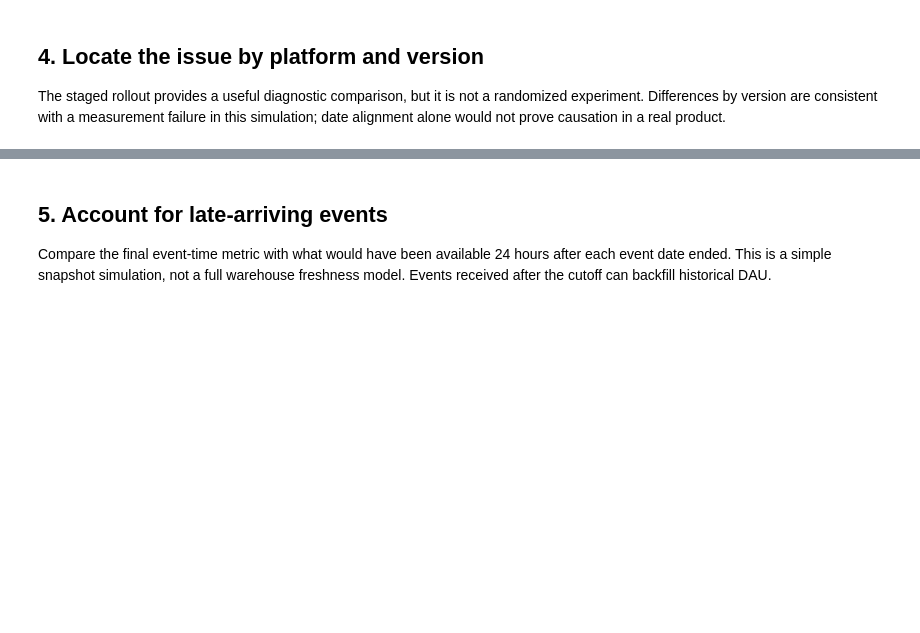
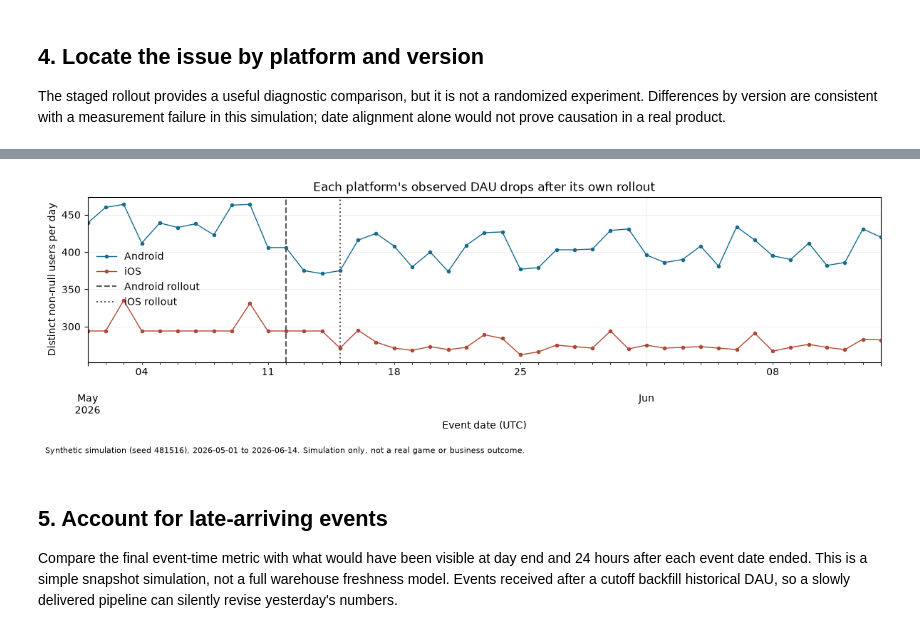
Before and after one commit to biziman/data-analyst-case-studies, a Jupyter notebook: 8-mobile-sdk-metric-drop/8-mobile-sdk-metric-drop.ipynb, the cells around one changed output, grey strips where cells are left out. Cells and saved outputs as stored; diff of their text form; code cells hidden in the pictures; blank space fills up the shorter version.

```diff
--- a/8-mobile-sdk-metric-drop/8-mobile-sdk-metric-drop.ipynb
+++ b/8-mobile-sdk-metric-drop/8-mobile-sdk-metric-drop.ipynb
@@ -98,11 +150,19 @@ version_check
 # %%
-platform_dau = dau.pivot(index='event_date',columns='platform',values='observed_dau')
-platform_dau.plot(figsize=(12,4),marker='.',linewidth=1)
-plt.axvline(pd.Timestamp('2026-05-12'),color='darkorange',linestyle='--',label='Android rollout')
-plt.axvline(pd.Timestamp('2026-05-15'),color='firebrick',linestyle=':',label='iOS rollout')
-plt.title('Observed DAU by platform'); plt.ylabel('Distinct non-null users'); plt.grid(alpha=.2); plt.legend(); plt.tight_layout()
+platform_dau = dau.pivot(index='event_date', columns='platform', values='observed_dau')
+fig, ax = plt.subplots(figsize=(12, 4))
+platform_dau.plot(ax=ax, marker='.', linewidth=1, color=['#176b8c', '#b14632'])
+ax.axvline(pd.Timestamp('2026-05-12'), color='#555555', linestyle='--', label='Android rollout')
+ax.axvline(pd.Timestamp('2026-05-15'), color='#555555', linestyle=':', label='iOS rollout')
+ax.set_title("Each platform's observed DAU drops after its own rollout")
+ax.set_xlabel('Event date (UTC)'); ax.set_ylabel('Distinct non-null users per day')
+ax.grid(alpha=.2); ax.legend(frameon=False)
+fig.text(.01, .01, 'Synthetic simulation (seed 481516), 2026-05-01 to 2026-06-14. Simulation only, not a real game or business outcome.', fontsize=8)
+plt.tight_layout(rect=(0, .05, 1, 1))
+fig.savefig(BASE / 'outputs' / 'observed_dau_by_platform.png', dpi=160)
+# %% [output]
+[figure, added]
 # %% [markdown]
 ## 5. Account for late-arriving events
-Compare the final event-time metric with what would have been available 24 hours after each event date ended. This is a simple snapshot simulation, not a full warehouse freshness model. Events received after the cutoff can backfill historical DAU.
+Compare the final event-time metric with what would have been visible at day end and 24 hours after each event date ended. This is a simple snapshot simulation, not a full warehouse freshness model. Events received after a cutoff backfill historical DAU, so a slowly delivered pipeline can silently revise yesterday's numbers.
 # %%
 activity = activity.copy()
```
Also changed, not shown: parts of 9 cells of this notebook, 6 other files.
